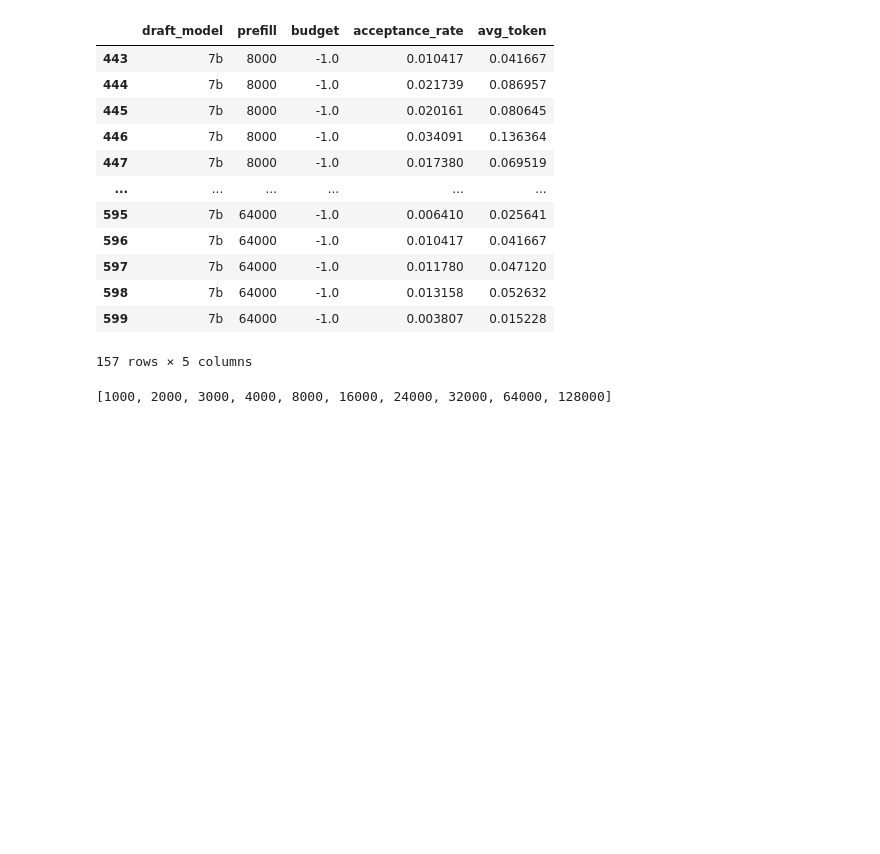
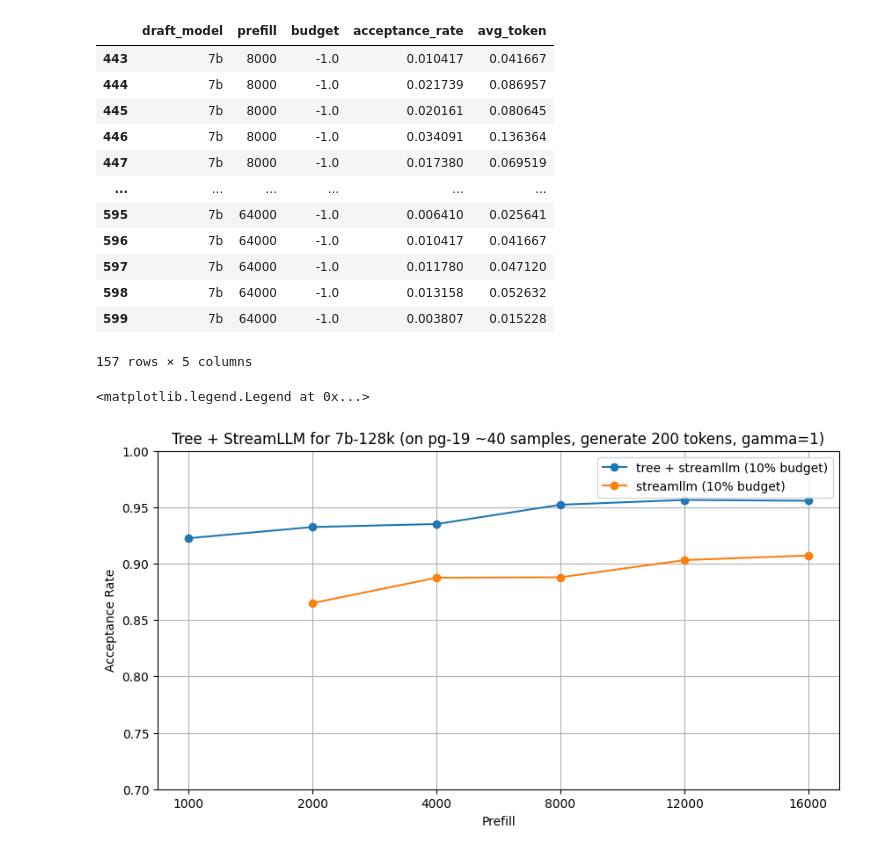
Before and after one commit to ranonrkm/TriForce-legacy, a Jupyter notebook: plot.ipynb, the cells around one changed output. Saved outputs shown, nothing was run; the diff lists cells and outputs as text; code cells hidden in the pictures; blank space fills up the shorter version.

```diff
--- a/plot.ipynb
+++ b/plot.ipynb
@@ -522,7 +525,28 @@ df_7b
 | 598 | 7b | 64000 | -1.0 | 0.013158 | 0.052632 |
 | 599 | 7b | 64000 | -1.0 | 0.003807 | 0.015228 |
 157 rows × 5 columns
-# %%
-x_list
-# %% [output]
-[1000, 2000, 3000, 4000, 8000, 16000, 24000, 32000, 64000, 128000]
+# %%
+from matplotlib import pyplot as plt
+import numpy as np
+import pandas as pd
+
+df = pd.read_csv('report/tree_flash_select_streamllm_1.csv')
+x_list = df['prefill'].unique().tolist()
+y_list = [df[df['prefill'] == x]['acceptance_rate'].mean() for x in x_list]
+
+plt.figure(figsize=(10, 5))
+plt.grid()
+plt.xlabel('Prefill')
+plt.ylabel('Acceptance Rate')
+plt.title('Tree + StreamLLM for 7b-128k (on pg-19 ~40 samples, generate 200 tokens, gamma=1)')
+plt.ylim(0.7, 1)
+x_list = [str(x) for x in x_list]
+plt.plot(x_list, y_list, 'o-', label='tree + streamllm (10% budget)')
+# [0.865060229290262, 0.887525534503413, 0.887921806268054, 0.903172744279486, 0.907255972739405, 0.908996321060821, 0.919946750492157, 0.928624111555495, 0.938711699978715, 0.936274808304571, 0.942141029351831, 0.939451488654217]
+
+
+plt.plot(x_list, [float('nan'), 0.865060229290262, 0.887525534503413, 0.887921806268054, 0.903172744279486, 0.907255972739405], 'o-', label='streamllm (10% budget)')
+plt.legend()
+# %% [output]
+<matplotlib.legend.Legend at 0x...>
+[figure, added]
```
Also changed, not shown: parts of 6 cells of this notebook, 47 other files.
